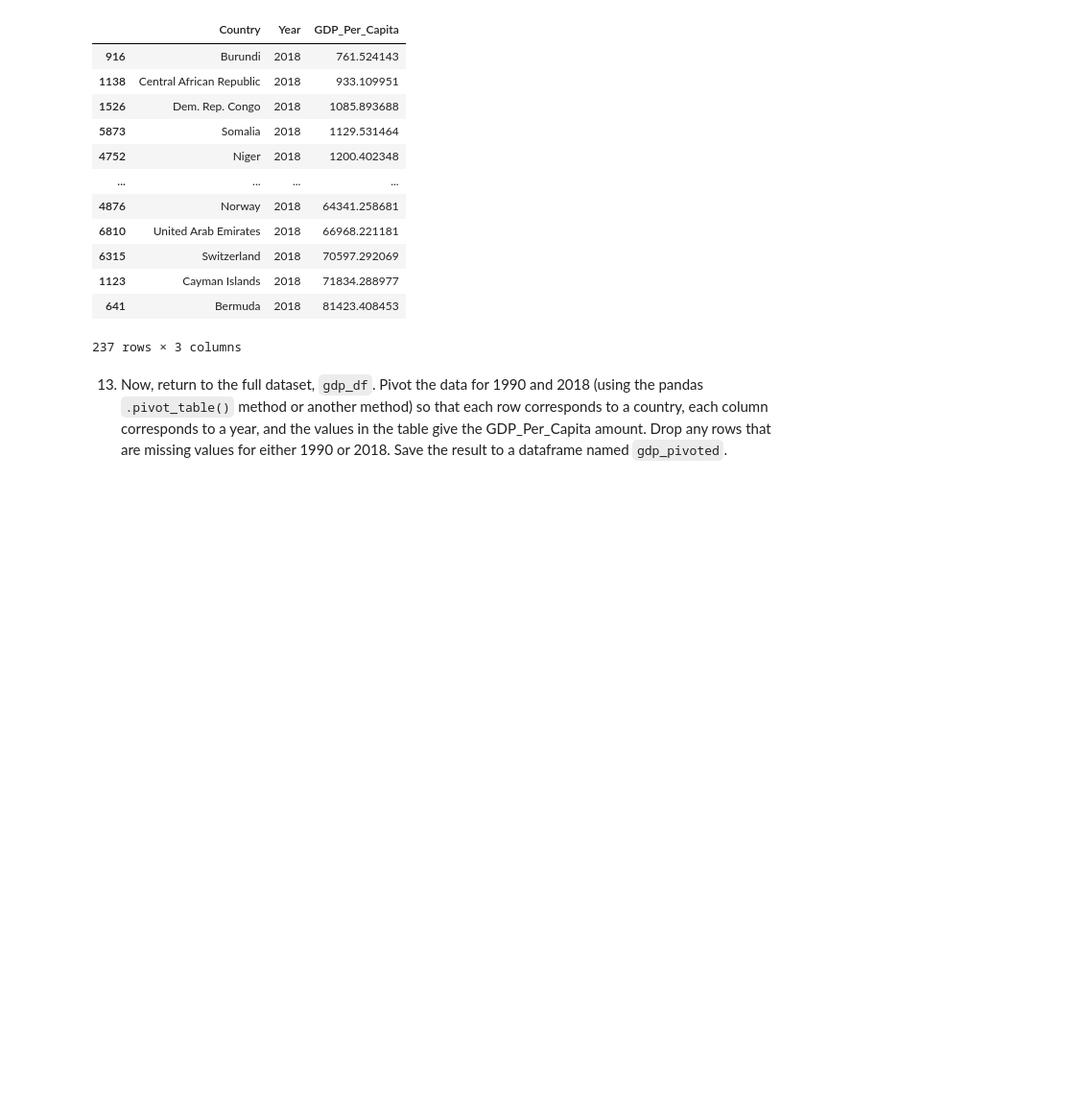
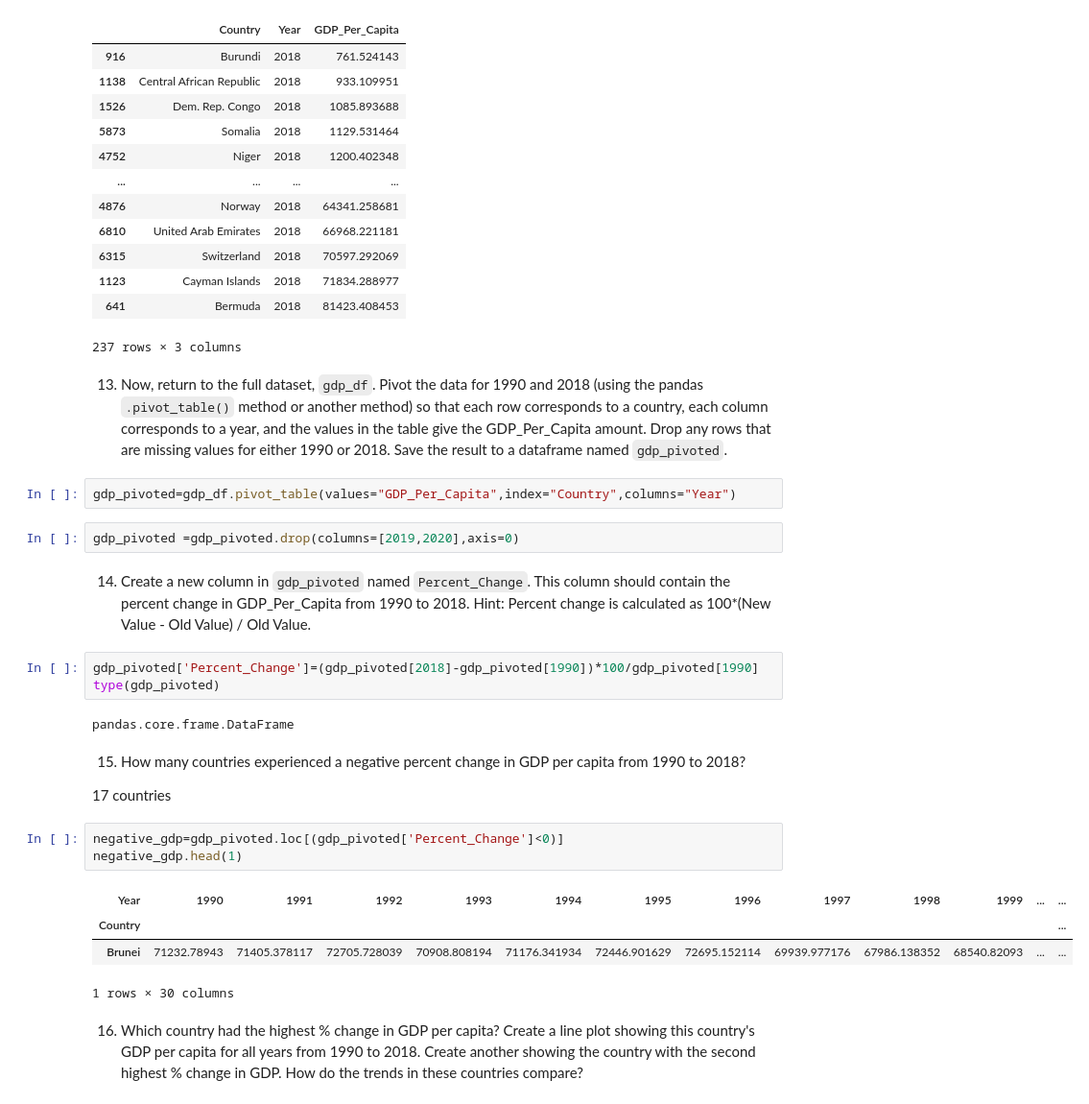
Before and after one commit to nss-data-science-cohort-7/un-exploration-toni-nss, a Jupyter notebook: notebooks/UN_Data_Exploration.ipynb, the cells around one changed output. Shown at 96% size. Cells and saved outputs as stored; diff of their text form; blank space fills up the shorter version.

```diff
--- a/notebooks/UN_Data_Exploration.ipynb
+++ b/notebooks/UN_Data_Exploration.ipynb
@@ -141,4 +141,29 @@ gdp_2018.head(-5)
 237 rows × 3 columns
 # %% [markdown]
 13. Now, return to the full dataset, `gdp_df`. Pivot the data for 1990 and 2018 (using the pandas `.pivot_table()` method or another method) so that each row corresponds to a country, each column corresponds to a year, and the values in the table give the GDP_Per_Capita amount. Drop any rows that are missing values for either 1990 or 2018. Save the result to a dataframe named `gdp_pivoted`.
+# %%
+gdp_pivoted=gdp_df.pivot_table(values="GDP_Per_Capita",index="Country",columns="Year")
+# %%
+gdp_pivoted =gdp_pivoted.drop(columns=[2019,2020],axis=0)
+# %% [markdown]
+14. Create a new column in `gdp_pivoted` named `Percent_Change`. This column should contain the percent change in GDP_Per_Capita from 1990 to 2018. Hint: Percent change is calculated as 100*(New Value - Old Value) / Old Value.
+# %%
+gdp_pivoted['Percent_Change']=(gdp_pivoted[2018]-gdp_pivoted[1990])*100/gdp_pivoted[1990]
+type(gdp_pivoted)
+# %% [output]
+pandas.core.frame.DataFrame
+# %% [markdown]
+15. How many countries experienced a negative percent change in GDP per capita from 1990 to 2018?
+
+17 countries
+# %%
+negative_gdp=gdp_pivoted.loc[(gdp_pivoted['Percent_Change']<0)]
+negative_gdp.head(1)
+# %% [output]
+| Year | 1990 | 1991 | 1992 | 1993 | 1994 | 1995 | 1996 | 1997 | 1998 | 1999 | ... | ... |
+| Country |  |  |  |  |  |  |  |  |  |  |  | ... |
+| Brunei | 71232.78943 | 71405.378117 | 72705.728039 | 70908.808194 | 71176.341934 | 72446.901629 | 72695.152114 | 69939.977176 | 67986.138352 | 68540.82093 | ... | ... |
+1 rows × 30 columns
+# %% [markdown]
+16. Which country had the highest % change in GDP per capita? Create a line plot showing this country's GDP per capita for all years from 1990 to 2018. Create another showing the country with the second highest % change in GDP. How do the trends in these countries compare?
 # %% [markdown]
```
Also changed, not shown: parts of 2 cells of this notebook.
